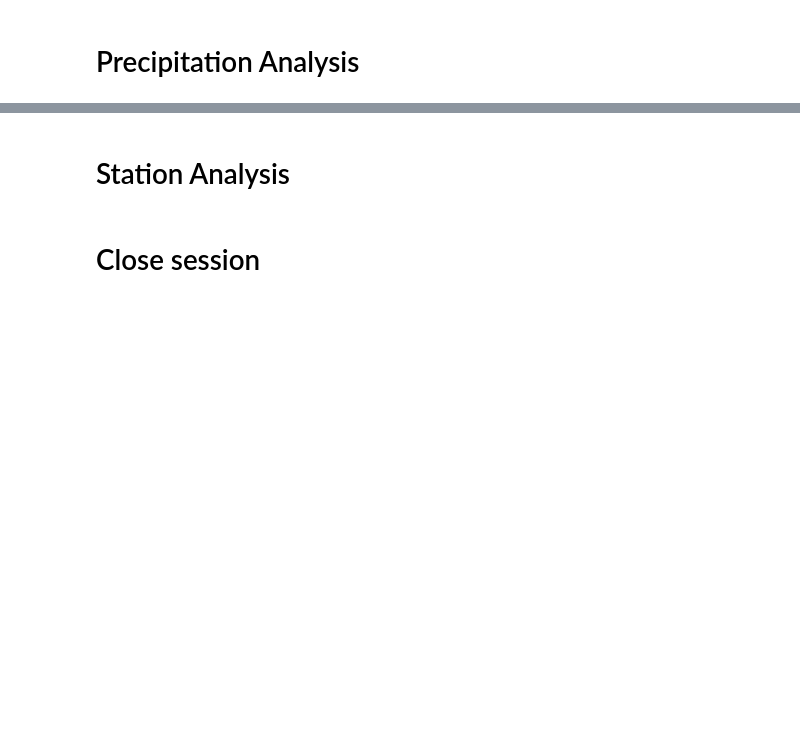
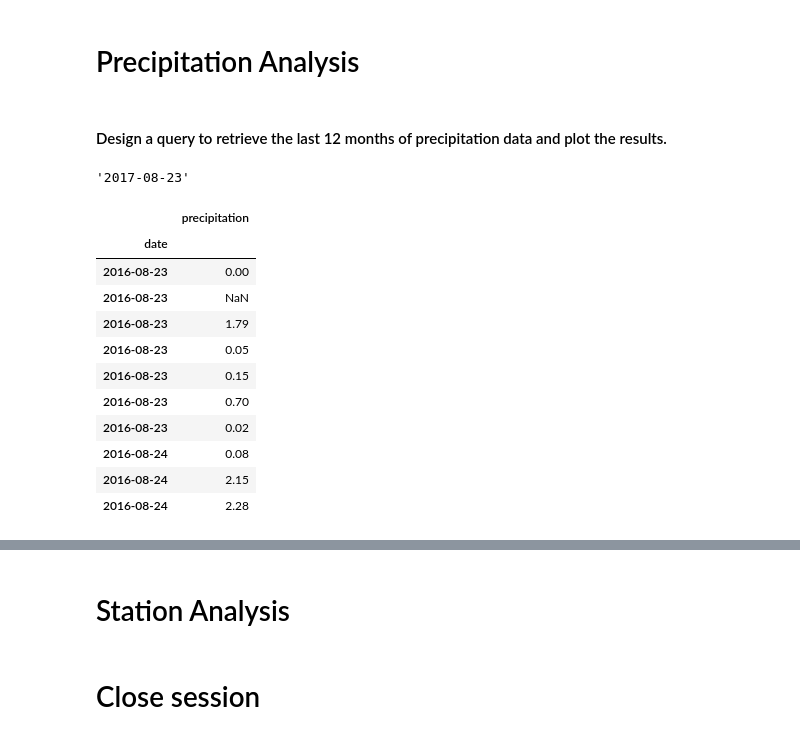
Before and after one commit to josiedeleon/SQLAlchemy-Challenge, a Jupyter notebook: Climate.ipynb, the cells around one changed output, grey strips where cells are left out. Saved outputs shown, nothing was run; the diff lists cells and outputs as text; code cells hidden in the pictures; blank space fills up the shorter version.

```diff
--- a/Climate.ipynb
+++ b/Climate.ipynb
@@ -21,6 +23,10 @@ engine = create_engine("sqlite:///hawaii.sqlite")
 # %%
 # reflect an existing database into a new model
 
+Base = automap_base()
+
 # reflect the tables
+
+Base.prepare(engine, reflect=True)
 # %%
 # View all of the classes that automap found
@@ -31,4 +74,11 @@ engine = create_engine("sqlite:///hawaii.sqlite")
 # %% [markdown]
 # Precipitation Analysis
+# %% [markdown]
+#### Design a query to retrieve the last 12 months of precipitation data and plot the results.
 # %%
-# Find the most recent date in the data set.
+# Find the most recent date in the data set (Max date)
+
+recent_date = session.query(func.max(func.strftime("%Y-%m-%d", measure.date))).limit(5).all()
+recent_date[0][0]
+# %% [output]
+'2017-08-23'
@@ -51,0 +91,25 @@ engine = create_engine("sqlite:///hawaii.sqlite")
+# %%
+# Save the query results as a Pandas DataFrame and set the index to the date column
+
+precip_df = pd.DataFrame(precip_data, columns = ['date', 'precipitation'])
+
+#set the index to the date column
+
+precip_df.set_index('date', inplace = True)
+
+# Sort the dataframe by date
+precip_df = precip_df.sort_values(by='date')
+precip_df.head(10)
+# %% [output]
+|  | precipitation |
+| date |  |
+| 2016-08-23 | 0.00 |
+| 2016-08-23 | NaN |
+| 2016-08-23 | 1.79 |
+| 2016-08-23 | 0.05 |
+| 2016-08-23 | 0.15 |
+| 2016-08-23 | 0.70 |
+| 2016-08-23 | 0.02 |
+| 2016-08-24 | 0.08 |
+| 2016-08-24 | 2.15 |
+| 2016-08-24 | 2.28 |
```
Also changed, not shown: parts of 12 cells of this notebook.
